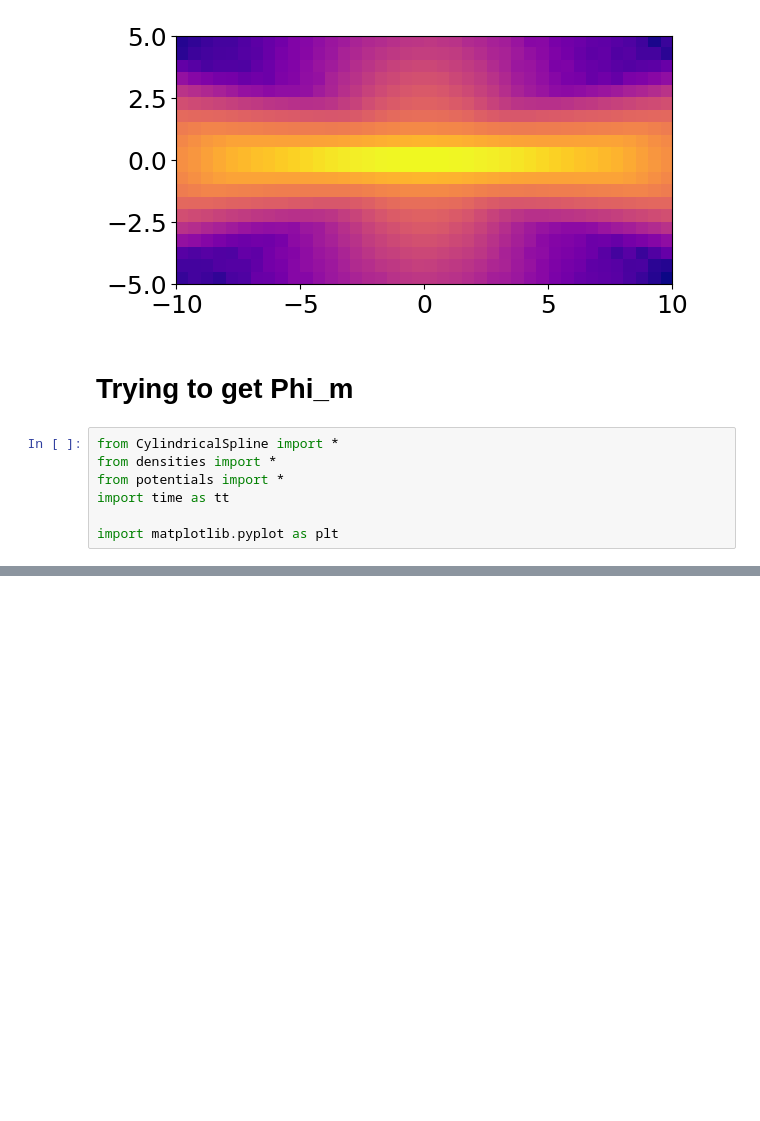
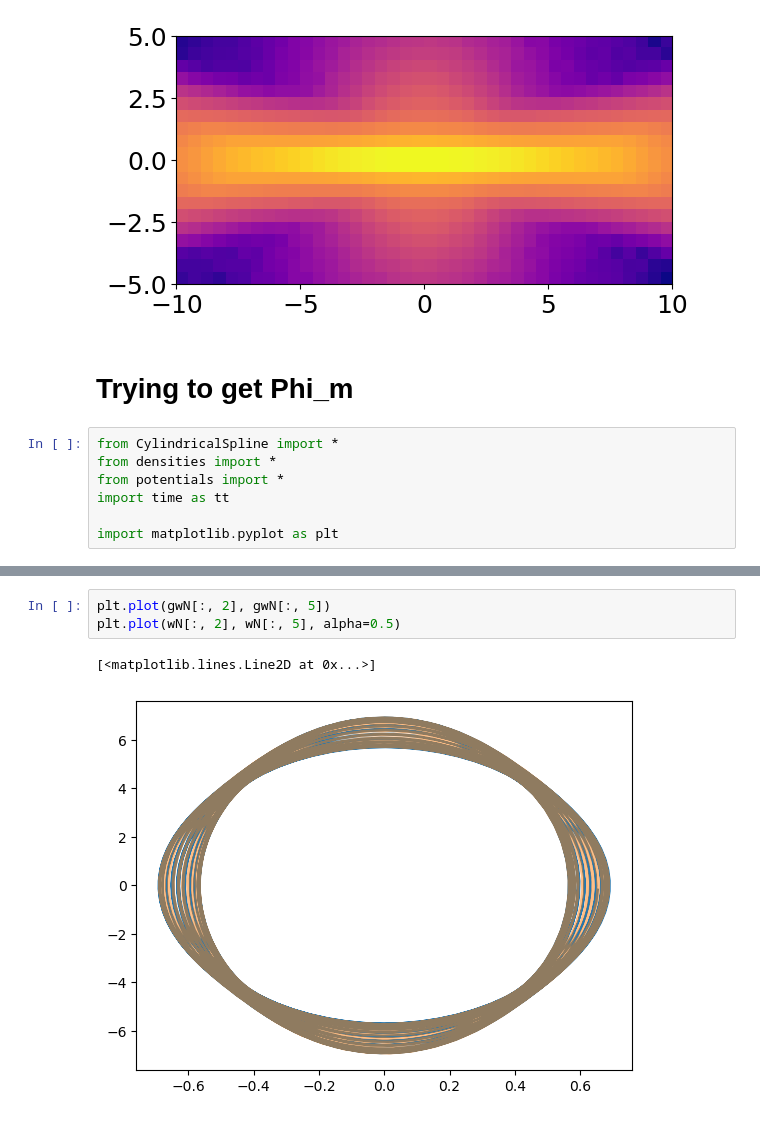
Before and after one commit to David-Chemaly/SchwarMAX, a Jupyter notebook: play.ipynb, the cells around one changed output, grey strips where cells are left out. Drawn from its saved outputs; the diff is of its cells as text; blank space fills up the shorter version.

```diff
--- a/play.ipynb
+++ b/play.ipynb
@@ -412,0 +456,6 @@ Array(32927.062, dtype=float32)
+# %%
+plt.plot(gwN[:, 2], gwN[:, 5])
+plt.plot(wN[:, 2], wN[:, 5], alpha=0.5)
+# %% [output]
+[<matplotlib.lines.Line2D at 0x...>]
+[figure, added]
```
Also changed, not shown: parts of 10 cells of this notebook, 4 other files.
